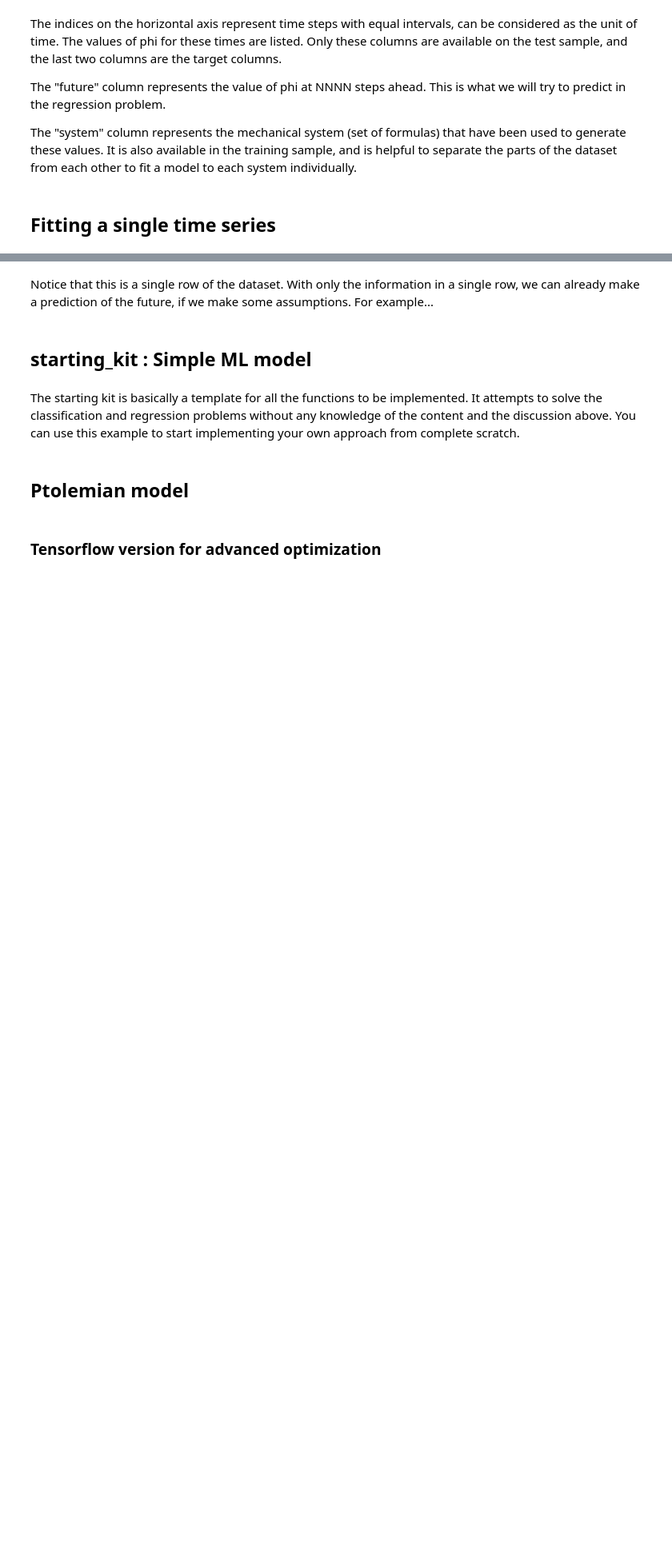
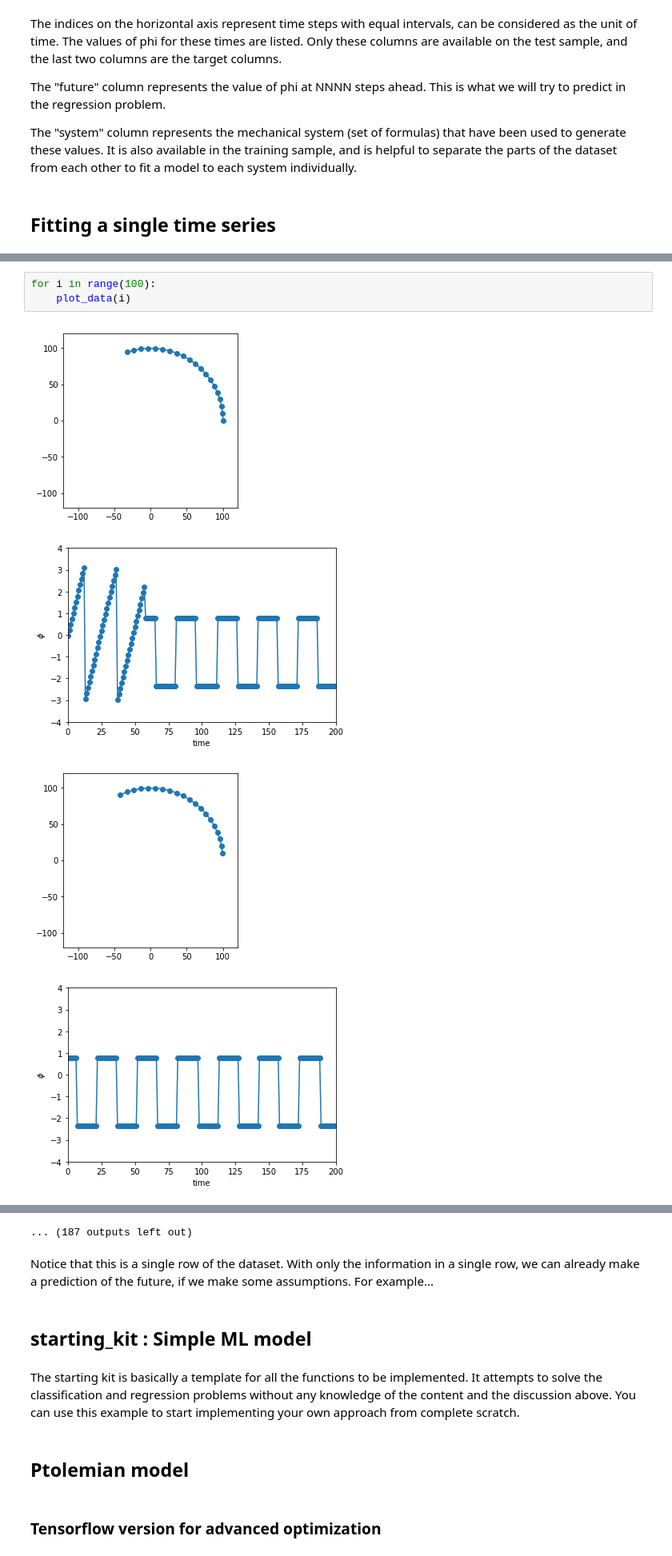
Before and after one commit to ramp-kits/mechanics, a Jupyter notebook: mechanics_starting_kit.ipynb, the cells around one changed output, grey strips where cells are left out. Shown at 80% size. Cells and saved outputs as stored; diff of their text form; blank space fills up the shorter version.

```diff
--- a/mechanics_starting_kit.ipynb
+++ b/mechanics_starting_kit.ipynb
@@ -71,0 +103,8 @@ plot_observation(81)
+# %%
+for i in range(100):
+    plot_data(i)
+# %% [output]
+[figure, added]
+[figure, added]
+[figure, added]
+[figure, added]
@@ -72,3 +119,4 @@ plot_observation(81)
+... (187 outputs left out)
 # %% [markdown]
 Notice that this is a single row of the dataset. With only the information in a single row, we can already make a prediction of the future, if we make some assumptions. For example...
 # %% [markdown]
```
Also changed, not shown: parts of 9 cells of this notebook, 2 other files.
